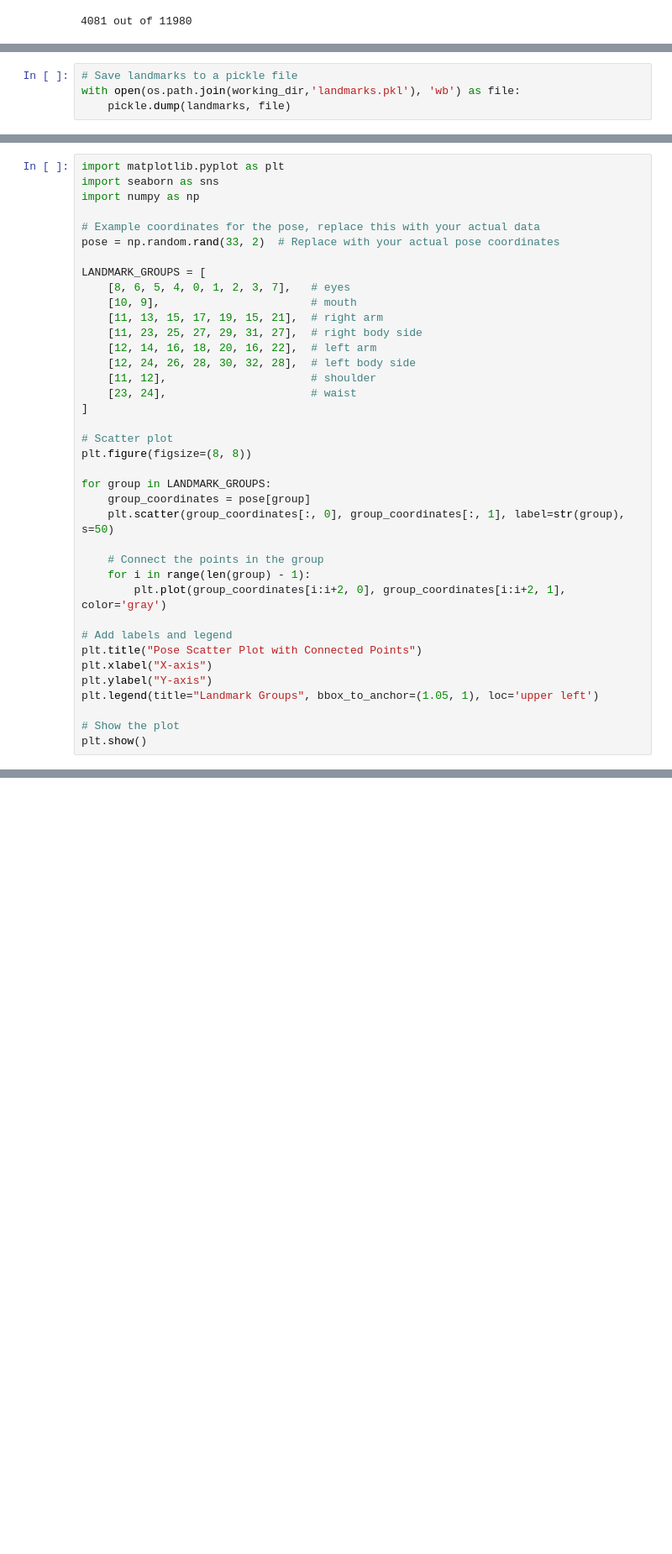
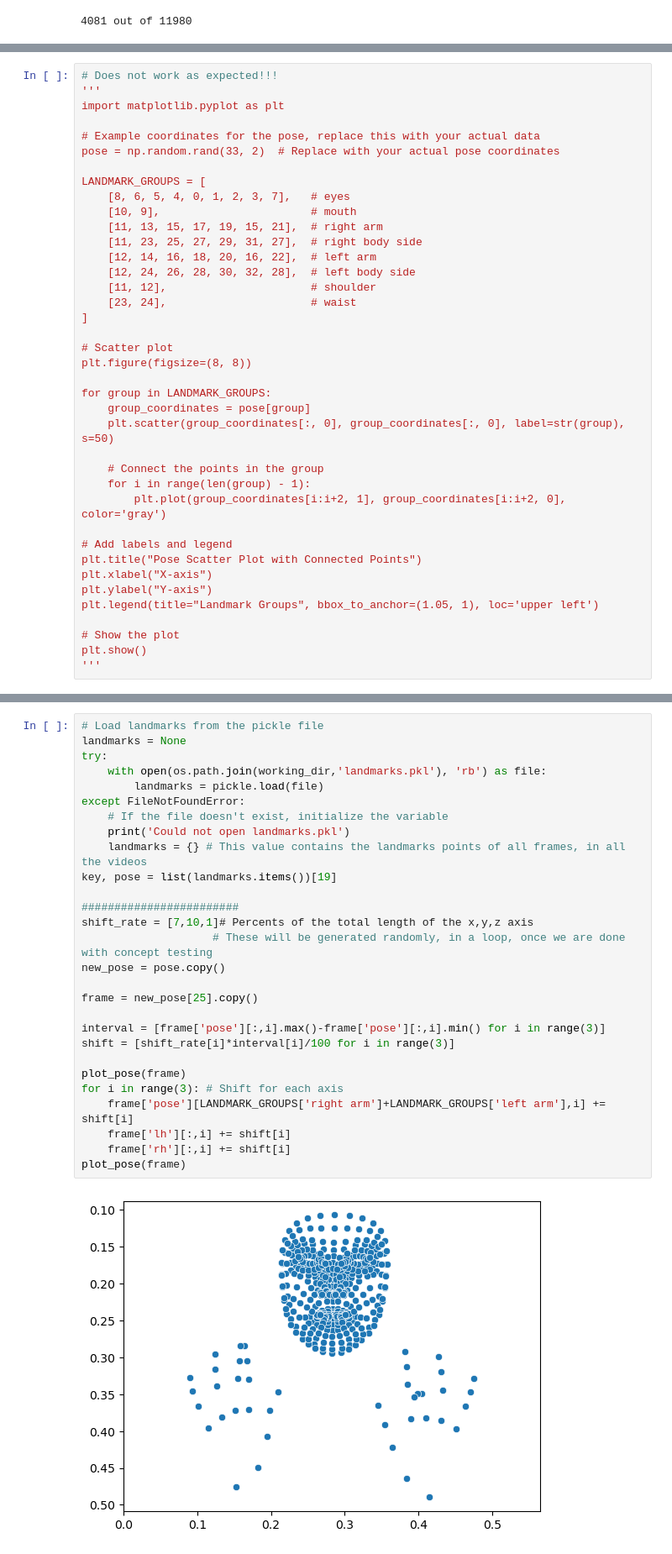
Before and after one commit to Oren93/sign_to_text, a Jupyter notebook: data_preprocessing.ipynb, the cells around one changed output, grey strips where cells are left out. Shown at 84% size. Saved outputs shown, nothing was run; the diff lists cells and outputs as text; blank space fills up the shorter version.

```diff
--- a/data_preprocessing.ipynb
+++ b/data_preprocessing.ipynb
@@ -84,5 +32 @@ for inx in data_info.loc[data_info.split=='train'].index:
-# %%
-# Save landmarks to a pickle file
-with open(os.path.join(working_dir,'landmarks.pkl'), 'wb') as file:
-    pickle.dump(landmarks, file)
 # %% [markdown]
@@ -116,7 +72,7 @@ for key in pose:
 # %%
+# Does not work as expected!!!
+'''
 import matplotlib.pyplot as plt
-import seaborn as sns
-import numpy as np
 
 # Example coordinates for the pose, replace this with your actual data
 pose = np.random.rand(33, 2)  # Replace with your actual pose coordinates
@@ -137,11 +93,11 @@ plt.figure(figsize=(8, 8))
 
 for group in LANDMARK_GROUPS:
     group_coordinates = pose[group]
-    plt.scatter(group_coordinates[:, 0], group_coordinates[:, 1], label=str(group), s=50)
+    plt.scatter(group_coordinates[:, 0], group_coordinates[:, 0], label=str(group), s=50)
 
     # Connect the points in the group
     for i in range(len(group) - 1):
-        plt.plot(group_coordinates[i:i+2, 0], group_coordinates[i:i+2, 1], color='gray')
+        plt.plot(group_coordinates[i:i+2, 1], group_coordinates[i:i+2, 0], color='gray')
 
 # Add labels and legend
 plt.title("Pose Scatter Plot with Connected Points")
@@ -151,4 +107,5 @@ plt.legend(title="Landmark Groups", bbox_to_anchor=(1.05, 1), loc='upper left')
 
 # Show the plot
 plt.show()
+'''
 # %% [output]
@@ -166,0 +191,30 @@ sns.scatterplot(x=pose_data[:,0], y=pose_data[:,1])
+# %%
+# Load landmarks from the pickle file
+landmarks = None
+try:
+    with open(os.path.join(working_dir,'landmarks.pkl'), 'rb') as file:
+        landmarks = pickle.load(file)
+except FileNotFoundError:
+    # If the file doesn't exist, initialize the variable
+    print('Could not open landmarks.pkl')
+    landmarks = {} # This value contains the landmarks points of all frames, in all the videos
+key, pose = list(landmarks.items())[19]
+
+########################
+shift_rate = [7,10,1]# Percents of the total length of the x,y,z axis
+                    # These will be generated randomly, in a loop, once we are done with concept testing
+new_pose = pose.copy()
+
+frame = new_pose[25].copy()
+
+interval = [frame['pose'][:,i].max()-frame['pose'][:,i].min() for i in range(3)]
+shift = [shift_rate[i]*interval[i]/100 for i in range(3)]
+
+plot_pose(frame)
+for i in range(3): # Shift for each axis
+    frame['pose'][LANDMARK_GROUPS['right arm']+LANDMARK_GROUPS['left arm'],i] += shift[i]
+    frame['lh'][:,i] += shift[i]
+    frame['rh'][:,i] += shift[i]
+plot_pose(frame)
+# %% [output]
+[figure, added]
```
Also changed, not shown: parts of 14 cells of this notebook.
